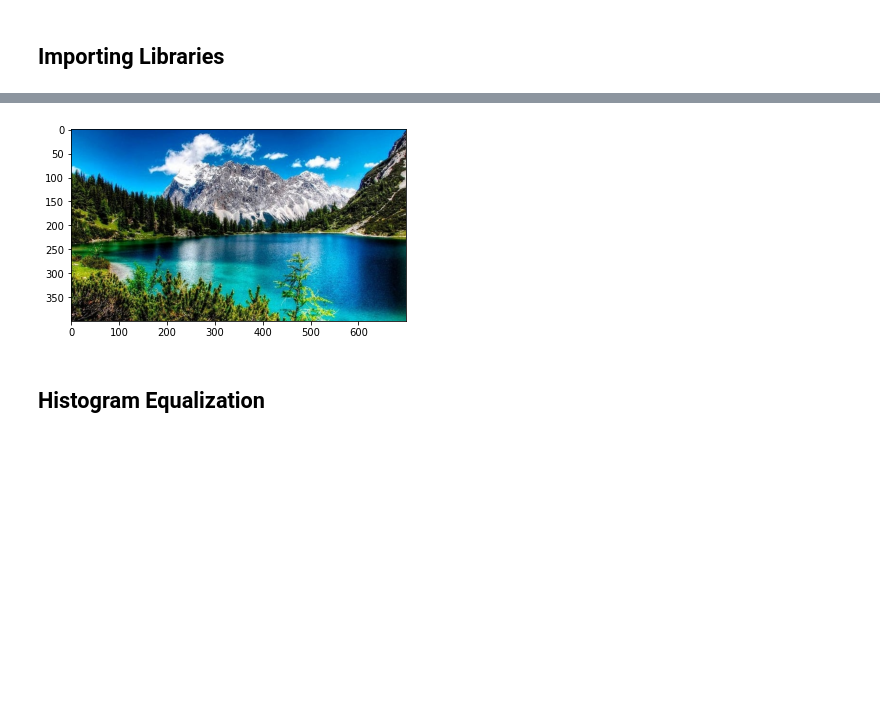
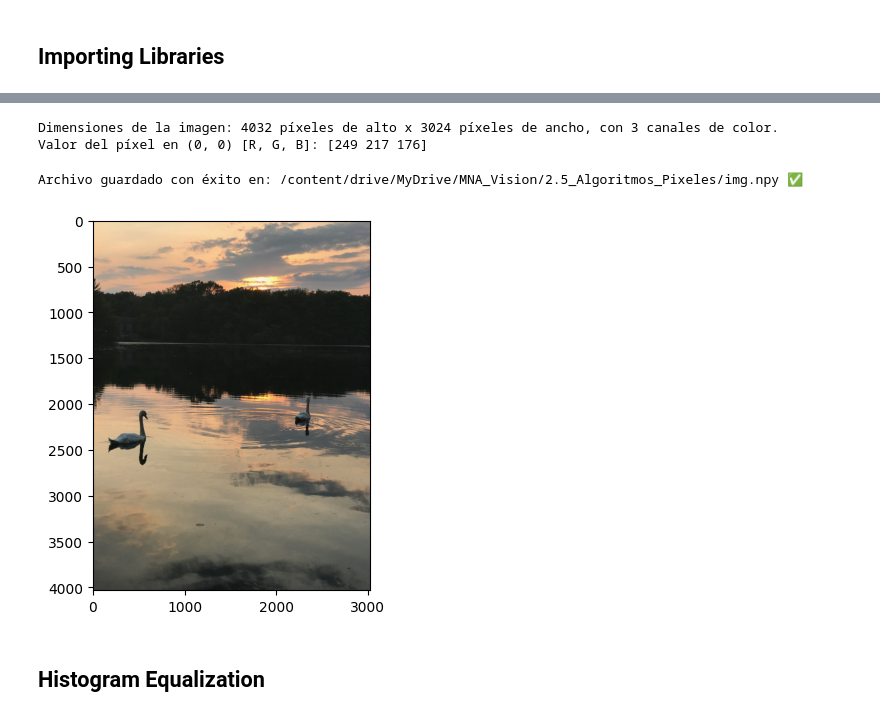
Before and after one commit to jrebull/Vision, a Jupyter notebook: MNA_Vision_Team13_2_5_Algoritmos_x_Pixeles.ipynb, the cells around one changed output, grey strips where cells are left out. Saved outputs shown, nothing was run; the diff lists cells and outputs as text; code cells hidden in the pictures; blank space fills up the shorter version.

```diff
--- a/MNA_Vision_Team13_2_5_Algoritmos_x_Pixeles.ipynb
+++ b/MNA_Vision_Team13_2_5_Algoritmos_x_Pixeles.ipynb
@@ -258,15 +373,37 @@ import cv2
+# %%
+img = np.array(img)
+alto, ancho, canales = img.shape
+
+print(f"Dimensiones de la imagen: \033[36m{alto}\033[0m píxeles de alto x \033[36m{ancho}\033[0m píxeles de ancho, con \033[36m{canales}\033[0m canales de color.")
+
+pixel_superior_izquierdo = img[0, 0]
+
+print(f"Valor del píxel en (0, 0) [R, G, B]: \033[36m{pixel_superior_izquierdo}\033[0m")
+# %% [output]
+Dimensiones de la imagen: 4032 píxeles de alto x 3024 píxeles de ancho, con 3 canales de color.
+Valor del píxel en (0, 0) [R, G, B]: [249 217 176]
+# %%
+# Define la ruta completa del archivo a guardar
+ruta_completa = os.path.join(ruta_drive, 'img.npy')
+
+# Guarda el array en el archivo .npy dentro de Google Drive
+np.save(ruta_completa, img)
+
+print(f"Archivo guardado con éxito en: \033[34m{ruta_completa}\033[0m ✅")
+# %% [output]
+Archivo guardado con éxito en: /content/drive/MyDrive/MNA_Vision/2.5_Algoritmos_Pixeles/img.npy ✅
 # %%
-original_image = Image.open('data/image.jpg')
+original_image = Image.open('2017_Brockton_Massachusetts')
 plt.imshow(original_image)
 type(original_image)
 
 # Save the image
-np.save('data/img.npy', original_image)
+np.save('img.npy', original_image)
 
 #Load the image
-original_image = np.load('data/img.npy')
+original_image = np.load('img.npy')
 # %% [output]
-[figure, old version]
+[figure, new version]
 # %% [markdown]
 ## Histogram Equalization<a class="anchor" id="hist" ></a>
 # %% [markdown]
```
Also changed, not shown: parts of 12 cells of this notebook.
